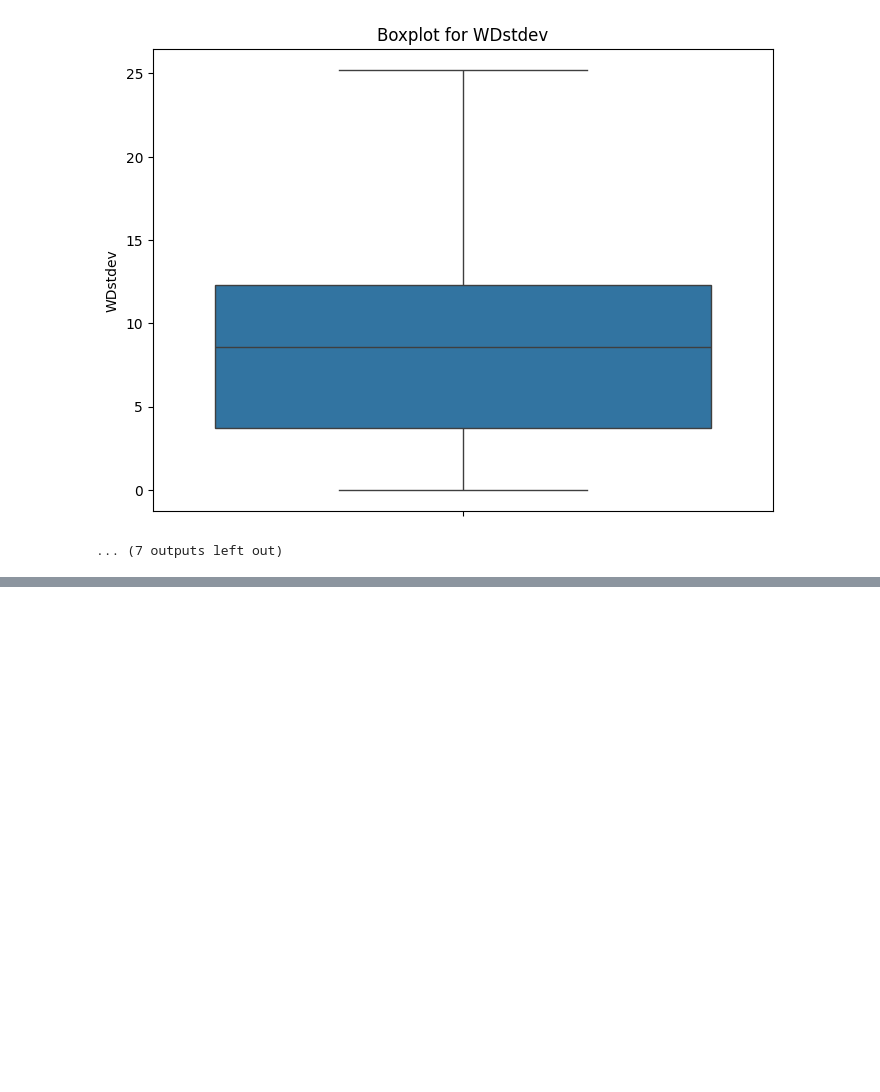
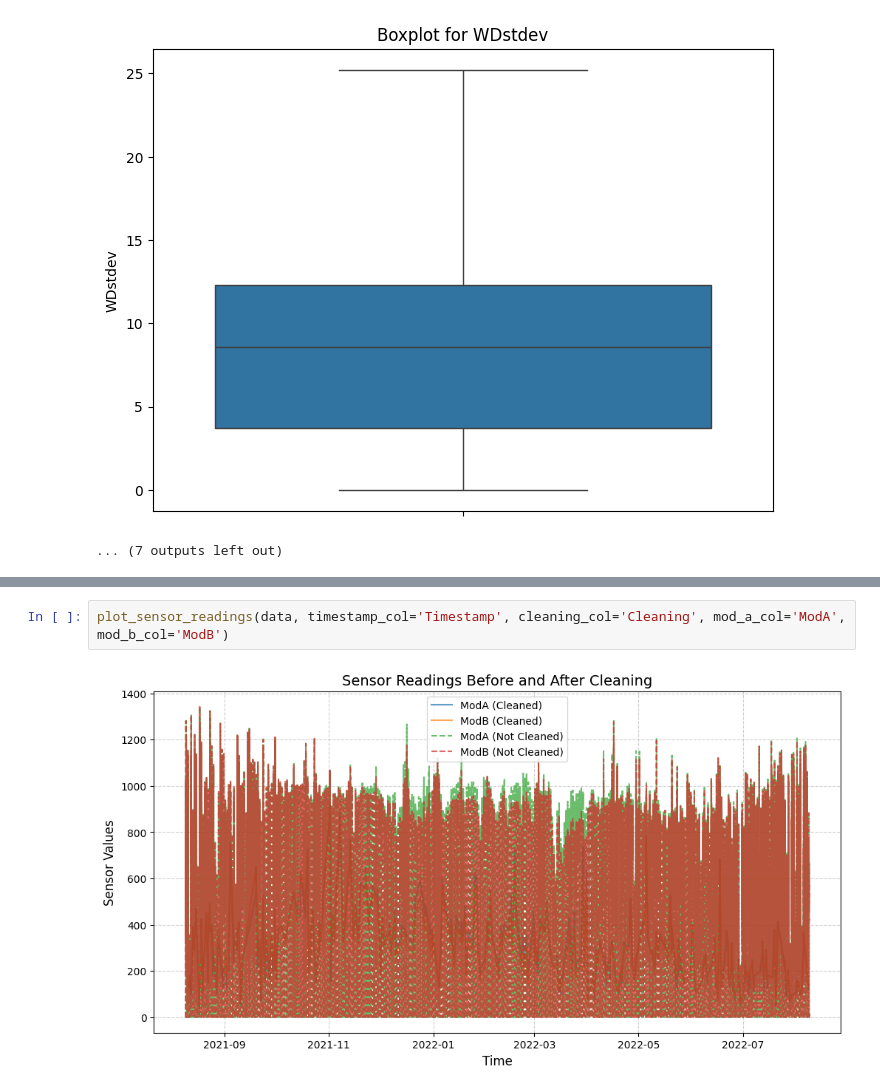
Before and after one commit to naolatomsa/Solar-Data-Discovery, a Jupyter notebook: notebooks/beninMalanville.ipynb, the cells around one changed output, grey strips where cells are left out. Cells and saved outputs as stored; diff of their text form; blank space fills up the shorter version.

```diff
--- a/notebooks/beninMalanville.ipynb
+++ b/notebooks/beninMalanville.ipynb
@@ -178,0 +286,4 @@ plot_outliers(outliers_removed_data, outliers)
+# %%
+plot_sensor_readings(data, timestamp_col='Timestamp', cleaning_col='Cleaning', mod_a_col='ModA', mod_b_col='ModB')
+# %% [output]
+[figure, added]
```
Also changed, not shown: parts of 22 cells of this notebook.
